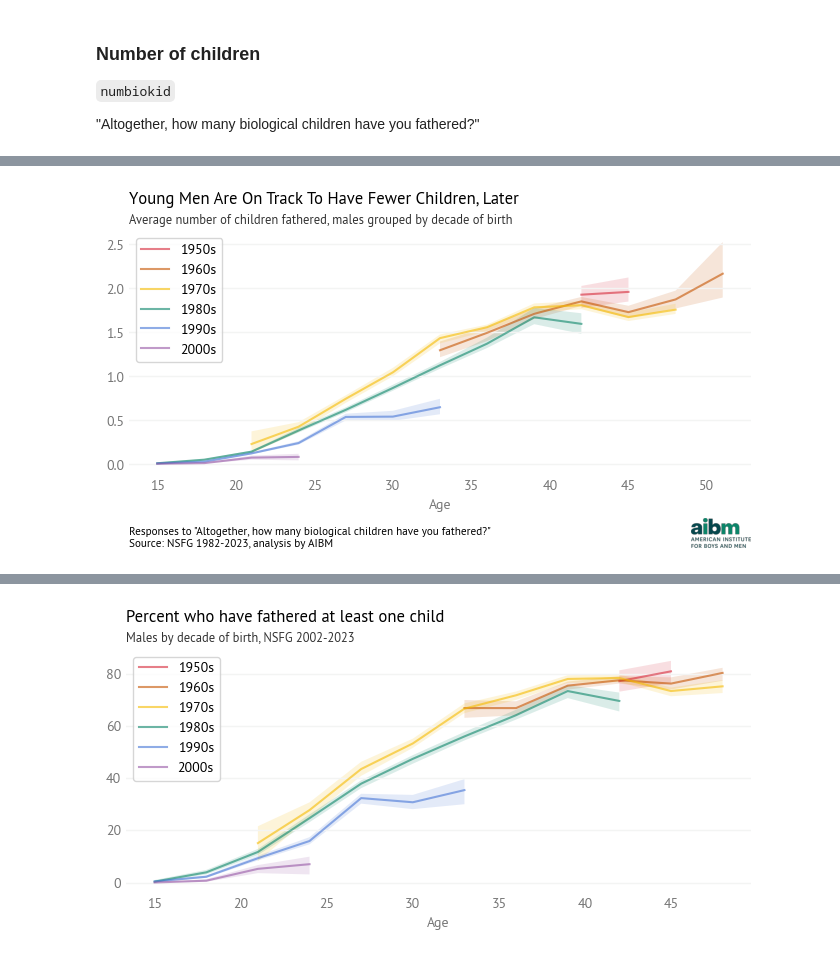
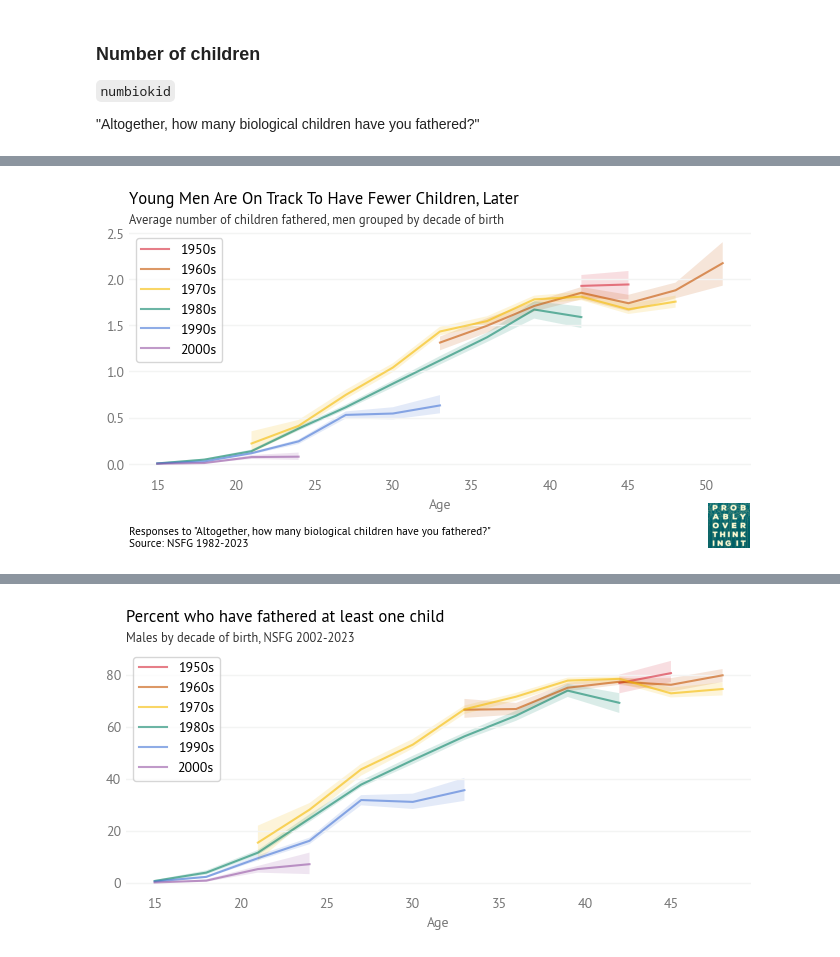
Before and after one commit to AllenDowney/MarriageNSFG, a Jupyter notebook: intent.ipynb, the cells around one changed output, grey strips where cells are left out. Cells and saved outputs as stored; diff of their text form; code cells hidden in the pictures.

```diff
--- a/intent.ipynb
+++ b/intent.ipynb
@@ -494,11 +502,7 @@ def summarize_age_group(tables, age_group):
 # %% [output]
 [interactive output not drawn]
 # %%
-def savefig(fig_number, extra_artist):
-    filename = f"nsfg_intent{fig_number:02d}"
-    plt.savefig(
-        filename, dpi=150, bbox_inches="tight", bbox_extra_artists=[extra_artist]
-    )
+from utils import savefig
 # %% [output]
 [interactive output not drawn]
 # %% [markdown]
@@ -1110,19 +1110,19 @@ dtype: float64
 # %%
 plot_table_with_errors(tables, cohorts, ages)
 title = "Young Men Are On Track To Have Fewer Children, Later"
-subtitle = "Average number of children fathered, males grouped by decade of birth"
+subtitle = "Average number of children fathered, men grouped by decade of birth"
 add_title(title, subtitle)
 
 subtext = """
 Responses to "Altogether, how many biological children have you fathered?"
-Source: NSFG 1982-2023, analysis by AIBM"""
-add_subtext(subtext)
+Source: NSFG 1982-2023"""
+inset = add_subtext(subtext)
 
 decorate(xlabel="Age")
-inset = add_logo()
-savefig(4, inset)
+logo = add_logo()
+savefig("nsfg_intent", 4, [inset, logo])
 # %% [output]
-[figure, old version]
+[figure, new version]
 [interactive output not drawn]
 # %%
 # it looks like there is one respondent over 50 who generates a spurious point
```
Also changed, not shown: parts of 40 cells of this notebook, 9 other files.
